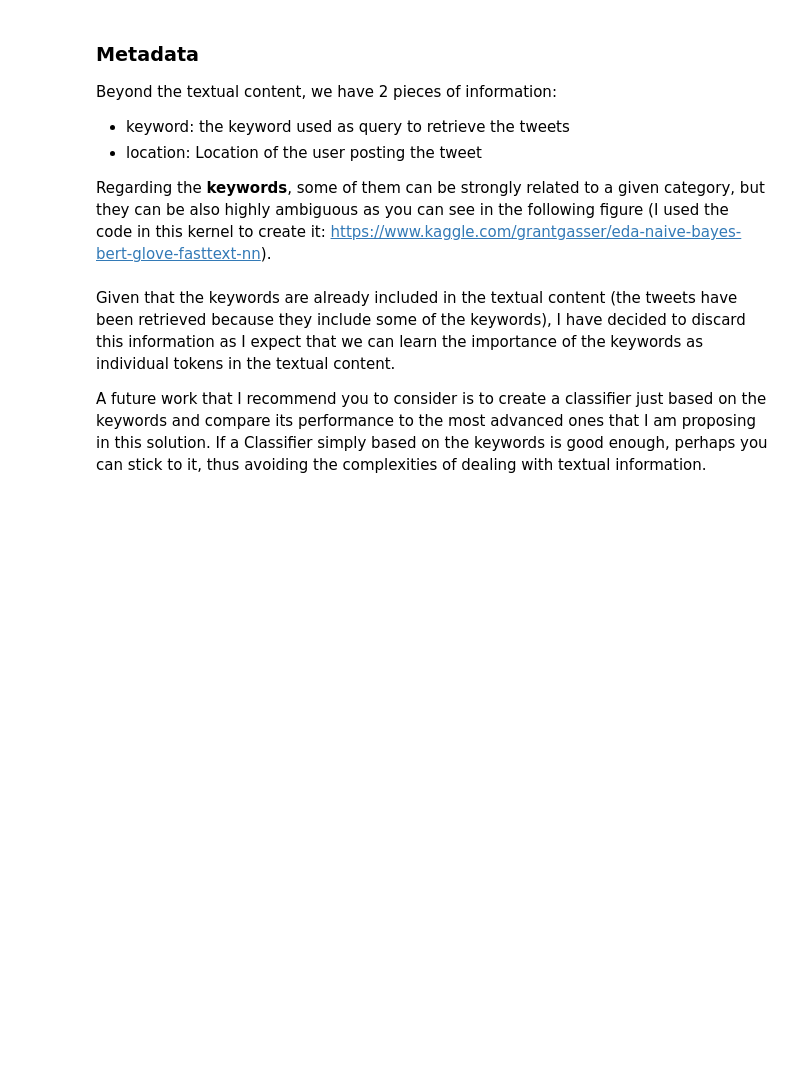
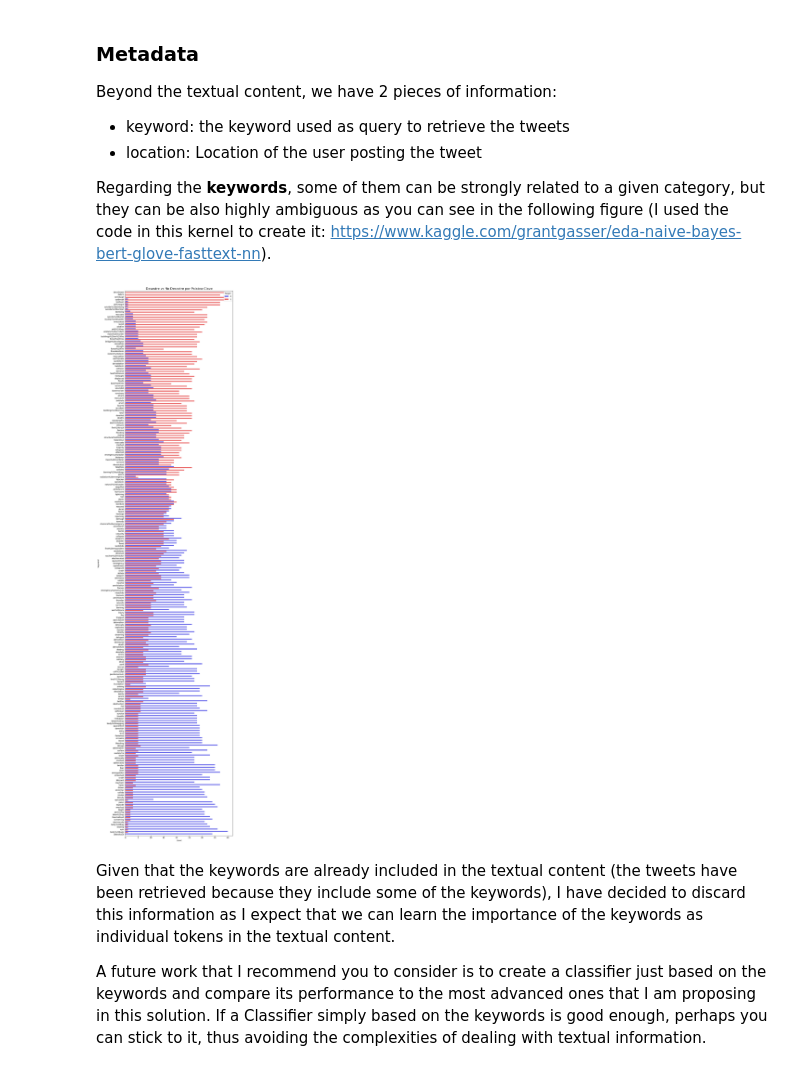
Before and after one commit to acastellanos-ie/NLP-MBDS-EN, a Jupyter notebook: 06_transfer_learning_and_fine_tuning/practice_solution.ipynb, the cells around one changed output. Drawn from its saved outputs; the diff is of its cells as text; code cells hidden in the pictures; blank space fills up the shorter version.

```diff
--- a/06_transfer_learning_and_fine_tuning/practice_solution.ipynb
+++ b/06_transfer_learning_and_fine_tuning/practice_solution.ipynb
@@ -192,3 +172,20 @@ df_train.drop(columns=['target_mean'], inplace=True)
+# %%
+# Visualización simple de palabras clave relacionadas con el objetivo
+df_train = training_df.copy()
+df_test = test_df.copy()
+
+# Calculamos la media del target por palabra clave para ordenarlas
+kw_order = df_train.groupby('keyword')['target'].mean().sort_values(ascending=False).index
+
+plt.figure(figsize=(10, 40))
+sns.countplot(y='keyword', hue='target', data=df_train, order=kw_order, palette='seismic')
+
+plt.title('Desastre vs No Desastre por Palabra Clave', fontsize=16)
+plt.legend(title='Target', loc='upper right')
+plt.tight_layout()
+plt.show()
+# %% [output]
+[figure, added]
 # %% [markdown]
 Given that the keywords are already included in the textual content (the tweets have been retrieved because they include some of the keywords), I have decided to discard this information as I expect that we can learn the importance of the keywords as individual tokens in the textual content.
 
```
Also changed, not shown: parts of 27 cells of this notebook.
